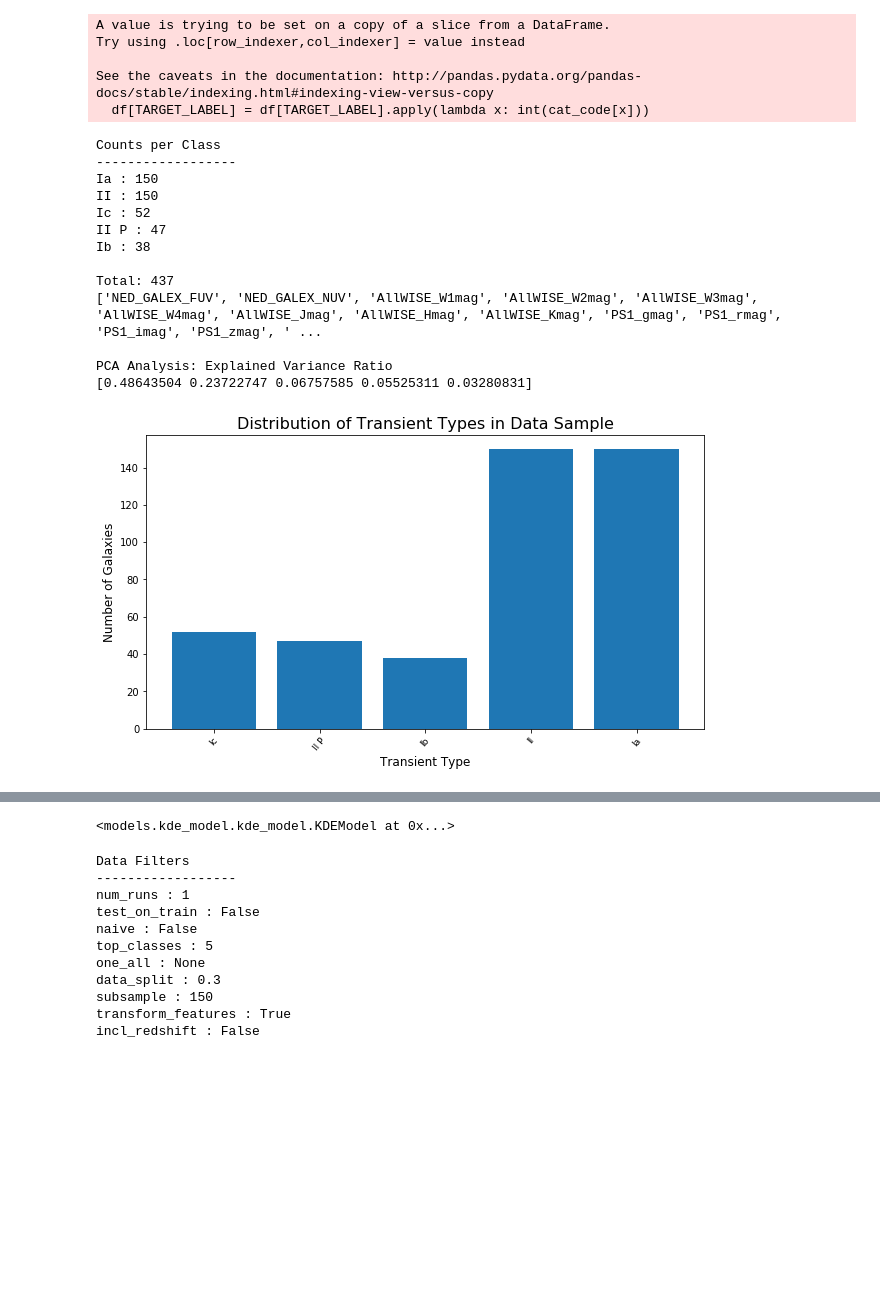
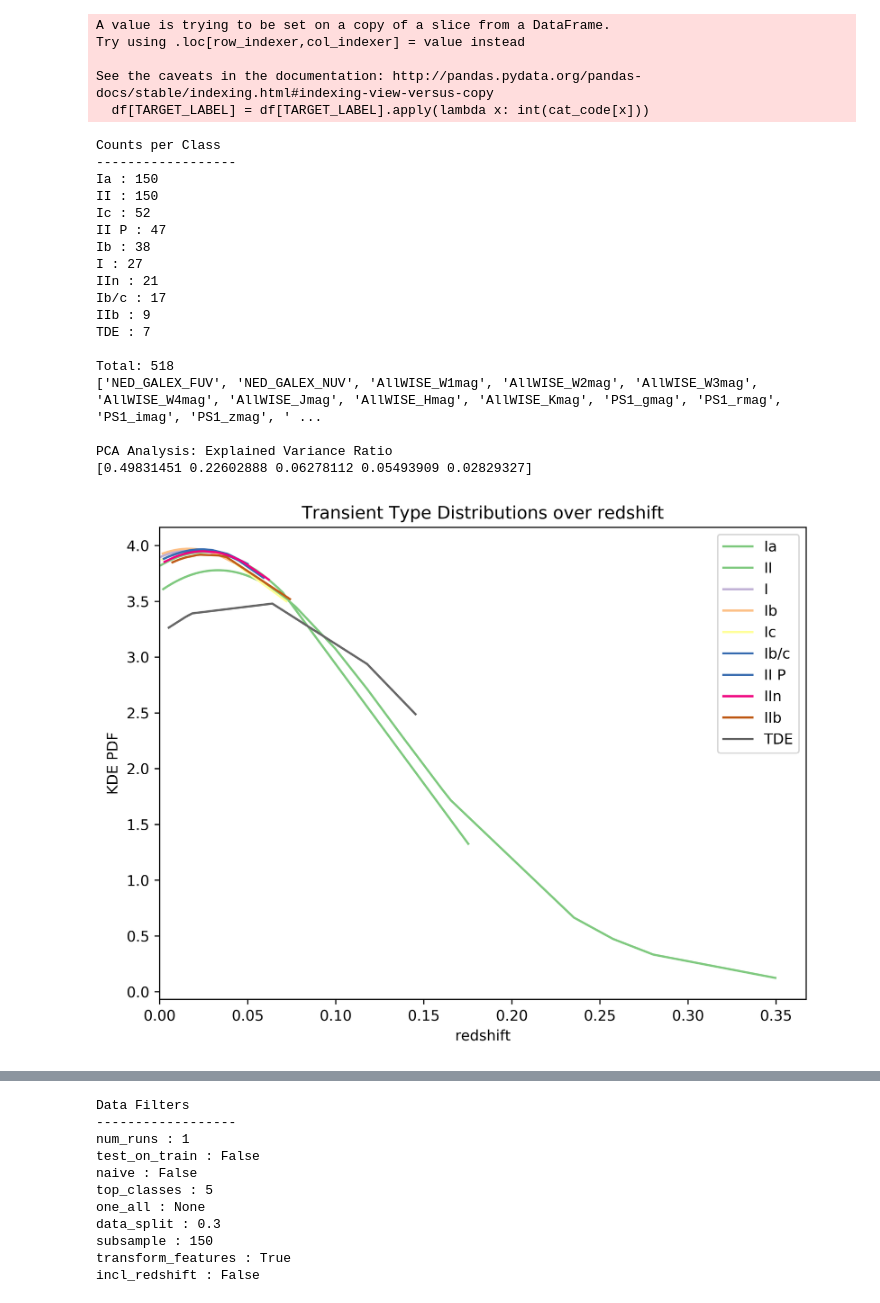
Before and after one commit to marinakiseleva/thex_model, a Jupyter notebook: notebooks/Experiments.ipynb, the cells around one changed output, grey strips where cells are left out. Saved outputs shown, nothing was run; the diff lists cells and outputs as text; code cells hidden in the pictures; blank space fills up the shorter version.

Commit message:
Created KDE distributions of transient classes over redshift

```diff
--- a/notebooks/Experiments.ipynb
+++ b/notebooks/Experiments.ipynb
@@ -10,14 +10,14 @@ cols = [ 'AllWISE_W1mag', 'AllWISE_W2mag', 'AllWISE_W3mag', 'AllWISE_W4mag',
 # %%
 KDEModel(col_match = cols,
          test_on_train = False,
-         folds = 3,
+#          folds = 3,
          transform_features = True,
          subsample = 150,
-         incl_redshift = False,
+         incl_redshift = True,
          data_split = 0.3,
-         top_classes = 5,
+#          top_classes = 5,
          num_runs = 1,
-         naive = True)
+         naive = False)
 # %% [output]
 Data Filters
 ------------------
@@ -33,19 +33,24 @@ incl_redshift : False
 A value is trying to be set on a copy of a slice from a DataFrame.
 Try using .loc[row_indexer,col_indexer] = value instead
 
 See the caveats in the documentation: http://pandas.pydata.org/pandas-docs/stable/indexing.html#indexing-view-versus-copy
   df[TARGET_LABEL] = df[TARGET_LABEL].apply(lambda x: int(cat_code[x]))
 Counts per Class
 ------------------
 Ia : 150
 II : 150
 Ic : 52
 II P : 47
 Ib : 38
+I : 27
+IIn : 21
+Ib/c : 17
+IIb : 9
+TDE : 7
 
-Total: 437
+Total: 518
 ['NED_GALEX_FUV', 'NED_GALEX_NUV', 'AllWISE_W1mag', 'AllWISE_W2mag', 'AllWISE_W3mag', 'AllWISE_W4mag', 'AllWISE_Jmag', 'AllWISE_Hmag', 'AllWISE_Kmag', 'PS1_gmag', 'PS1_rmag', 'PS1_imag', 'PS1_zmag', ' ...
 
 PCA Analysis: Explained Variance Ratio
-[0.48643504 0.23722747 0.06757585 0.05525311 0.03280831]
+[0.49831451 0.22602888 0.06278112 0.05493909 0.02829327]
-[figure, old version]
+[figure, new version]
@@ -56,4 +58,3 @@ PCA Analysis: Explained Variance Ratio
-<models.kde_model.kde_model.KDEModel at 0x...>
 # %%
 KDEModel(col_match = cols,
          test_on_train = False,
```
Also changed, not shown: parts of 1 cell of this notebook, 5 other files.
